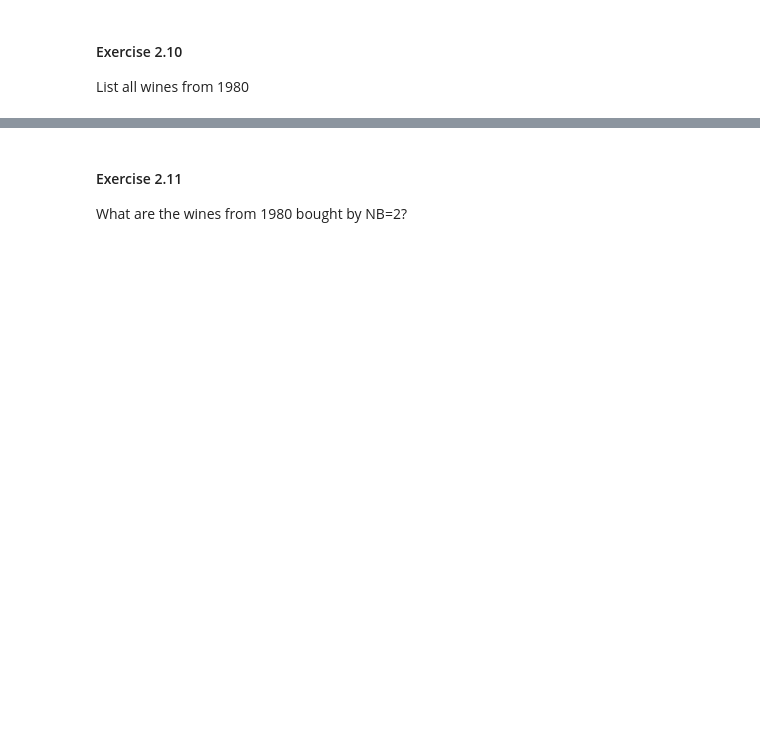
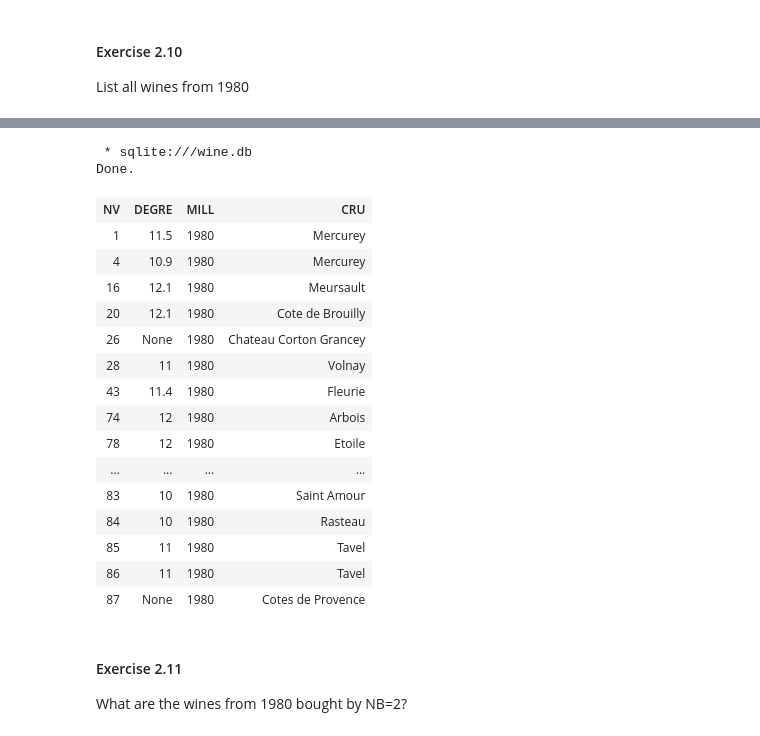
Before and after one commit to margauxRodrigues/Bases-de-donn-es, a Jupyter notebook: TP2_Margaux_rodrigues.ipynb, the cells around one changed output, grey strips where cells are left out. Cells and saved outputs as stored; diff of their text form; code cells hidden in the pictures; blank space fills up the shorter version.

```diff
--- a/TP2_Margaux_rodrigues.ipynb
+++ b/TP2_Margaux_rodrigues.ipynb
@@ -694,3 +681,26 @@ Done.
+# %%
+%%sql
+SELECT * FROM wine WHERE wine.MILL = 1980
+ORDER BY NV
+# %% [output]
+ * sqlite:///wine.db
+Done.
+| NV | DEGRE | MILL | CRU |
+| 1 | 11.5 | 1980 | Mercurey |
+| 4 | 10.9 | 1980 | Mercurey |
+| 16 | 12.1 | 1980 | Meursault |
+| 20 | 12.1 | 1980 | Cote de Brouilly |
+| 26 | None | 1980 | Chateau Corton Grancey |
+| 28 | 11 | 1980 | Volnay |
+| 43 | 11.4 | 1980 | Fleurie |
+| 74 | 12 | 1980 | Arbois |
+| 78 | 12 | 1980 | Etoile |
+| ... | ... | ... | ... |
+| 83 | 10 | 1980 | Saint Amour |
+| 84 | 10 | 1980 | Rasteau |
+| 85 | 11 | 1980 | Tavel |
+| 86 | 11 | 1980 | Tavel |
+| 87 | None | 1980 | Cotes de Provence |
 # %% [markdown]
 #### Exercise 2.11
 
```
Also changed, not shown: parts of 16 cells of this notebook, 1 other file.
